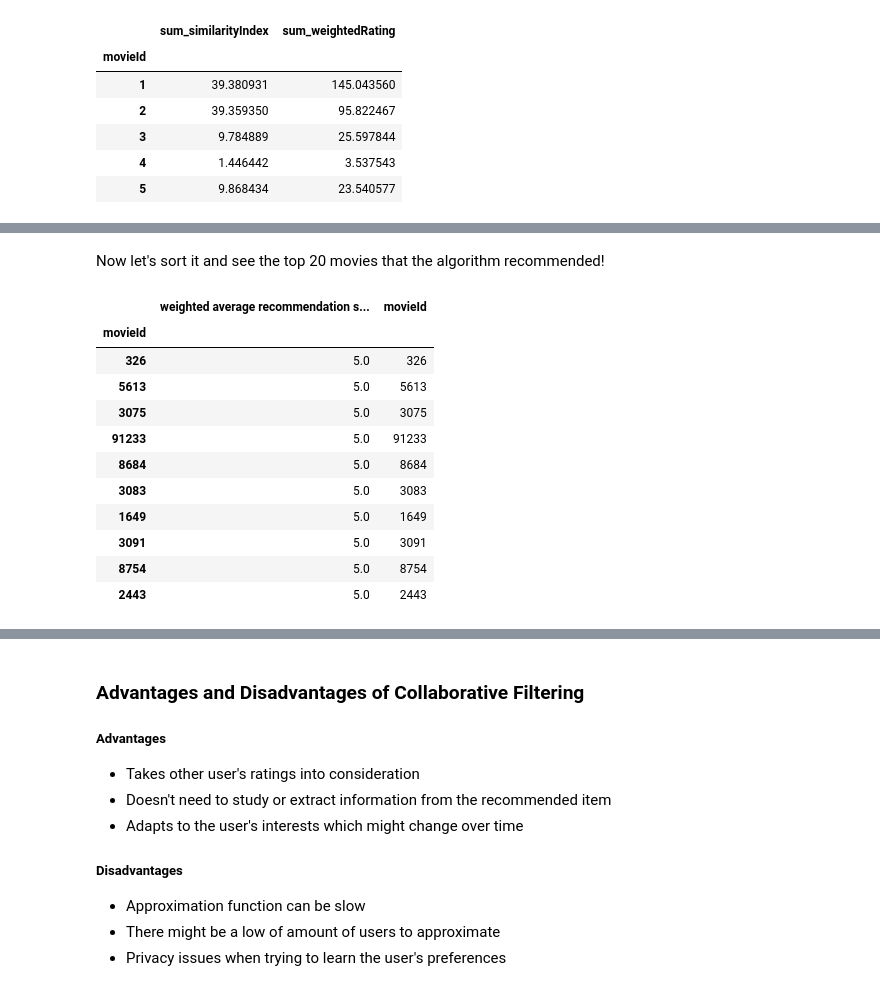
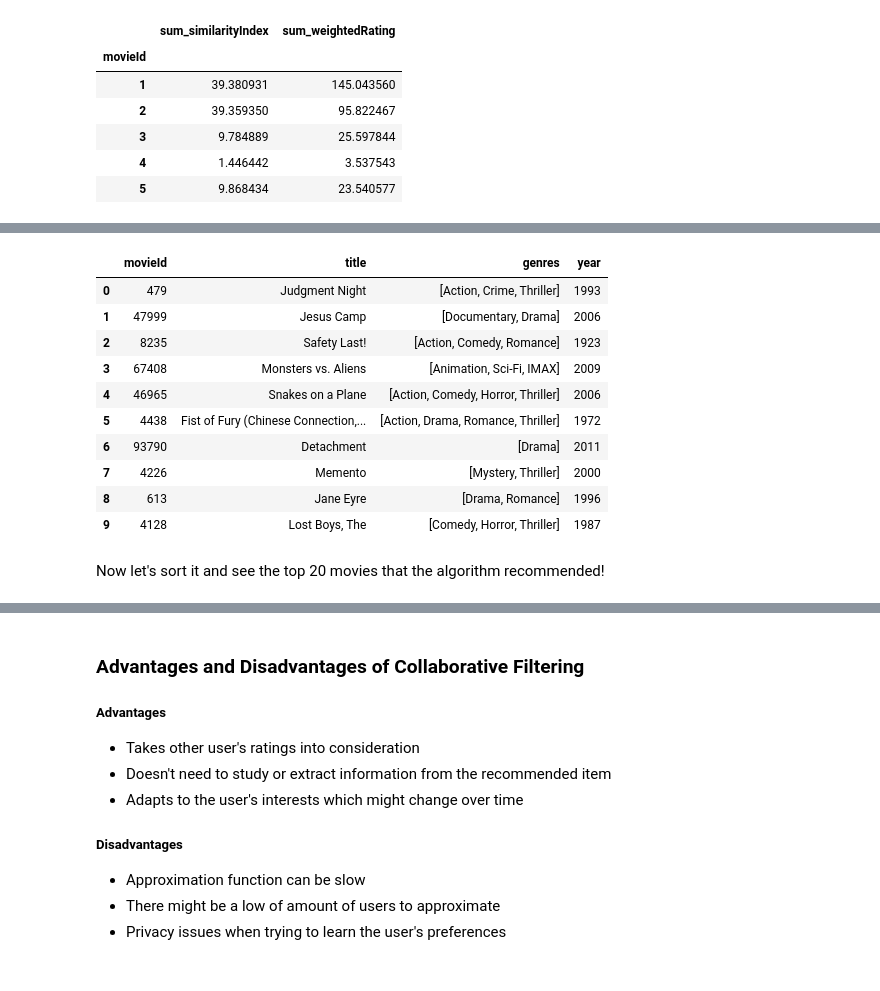
Before and after one commit to prasanna6813/Movies-Recommedation-System, a Jupyter notebook: Movies Recommendation System.ipynb, the cells around one changed output, grey strips where cells are left out. Saved outputs shown, nothing was run; the diff lists cells and outputs as text; code cells hidden in the pictures.

```diff
--- a/Movies Recommendation System.ipynb
+++ b/Movies Recommendation System.ipynb
@@ -498,18 +532,18 @@ recommendation_df1.head()
+# %%
+cf=pd.merge(recommendation_df1,movies_df,on='movieId')
+cf = cf.drop('weighted average recommendation score', 1)
+cf.head(10)
+# %% [output]
+|  | movieId | title | genres | year |
+| 0 | 479 | Judgment Night | [Action, Crime, Thriller] | 1993 |
+| 1 | 47999 | Jesus Camp | [Documentary, Drama] | 2006 |
+| 2 | 8235 | Safety Last! | [Action, Comedy, Romance] | 1923 |
+| 3 | 67408 | Monsters vs. Aliens | [Animation, Sci-Fi, IMAX] | 2009 |
+| 4 | 46965 | Snakes on a Plane | [Action, Comedy, Horror, Thriller] | 2006 |
+| 5 | 4438 | Fist of Fury (Chinese Connection,... | [Action, Drama, Romance, Thriller] | 1972 |
+| 6 | 93790 | Detachment | [Drama] | 2011 |
+| 7 | 4226 | Memento | [Mystery, Thriller] | 2000 |
+| 8 | 613 | Jane Eyre | [Drama, Romance] | 1996 |
+| 9 | 4128 | Lost Boys, The | [Comedy, Horror, Thriller] | 1987 |
 # %% [markdown]
 Now let's sort it and see the top 20 movies that the algorithm recommended!
-# %%
-recommendation_df1 = recommendation_df1.sort_values(by='weighted average recommendation score', ascending=False)
-recommendation_df1.head(10)
-# %% [output]
-|  | weighted average recommendation s... | movieId |
-| movieId |  |  |
-| 326 | 5.0 | 326 |
-| 5613 | 5.0 | 5613 |
-| 3075 | 5.0 | 3075 |
-| 91233 | 5.0 | 91233 |
-| 8684 | 5.0 | 8684 |
-| 3083 | 5.0 | 3083 |
-| 1649 | 5.0 | 1649 |
-| 3091 | 5.0 | 3091 |
-| 8754 | 5.0 | 8754 |
-| 2443 | 5.0 | 2443 |
```
Also changed, not shown: parts of 9 cells of this notebook.
